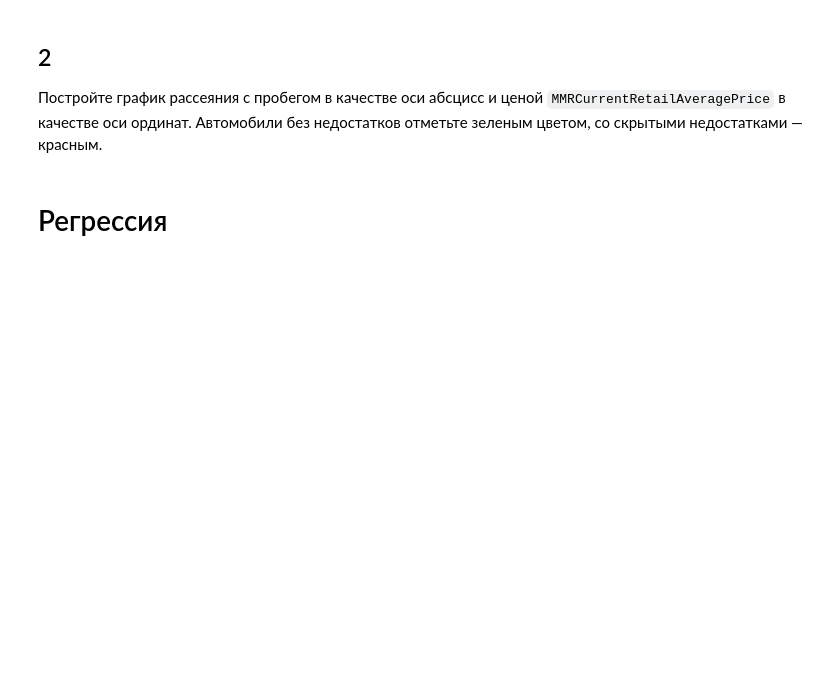
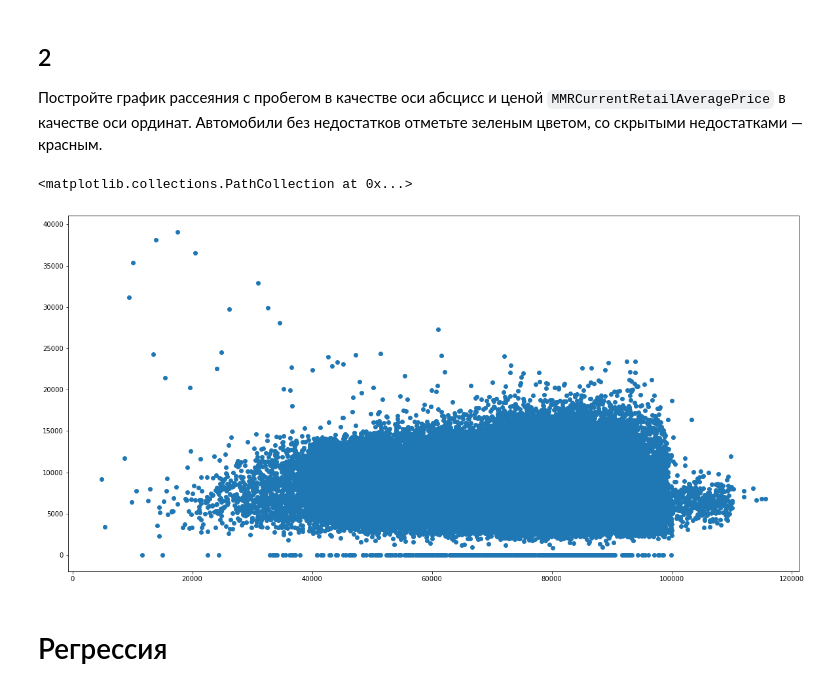
Before and after one commit to alex-z-98/MLAI, a Jupyter notebook: lab2/lab2-general-concepts.ipynb, the cells around one changed output. Saved outputs shown, nothing was run; the diff lists cells and outputs as text; code cells hidden in the pictures; blank space fills up the shorter version.

```diff
--- a/lab2/lab2-general-concepts.ipynb
+++ b/lab2/lab2-general-concepts.ipynb
@@ -27,3 +35,10 @@ import matplotlib.pyplot as plt
+# %%
+# место для кода
+plt.figure(figsize=(20, 10))
+plt.scatter(data.VehOdo, data.MMRCurrentRetailAveragePrice)
+# %% [output]
+<matplotlib.collections.PathCollection at 0x...>
+[figure, added]
 # %% [markdown]
 # Регрессия
 # %% [markdown]
```
Also changed, not shown: parts of 2 cells of this notebook.
